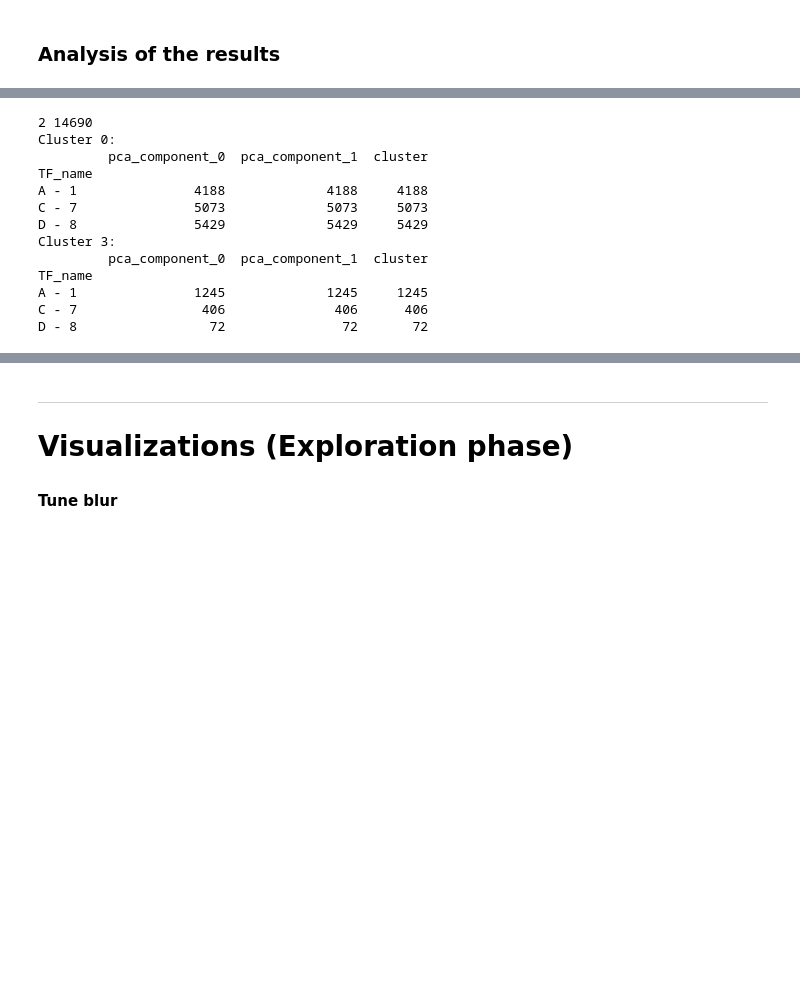
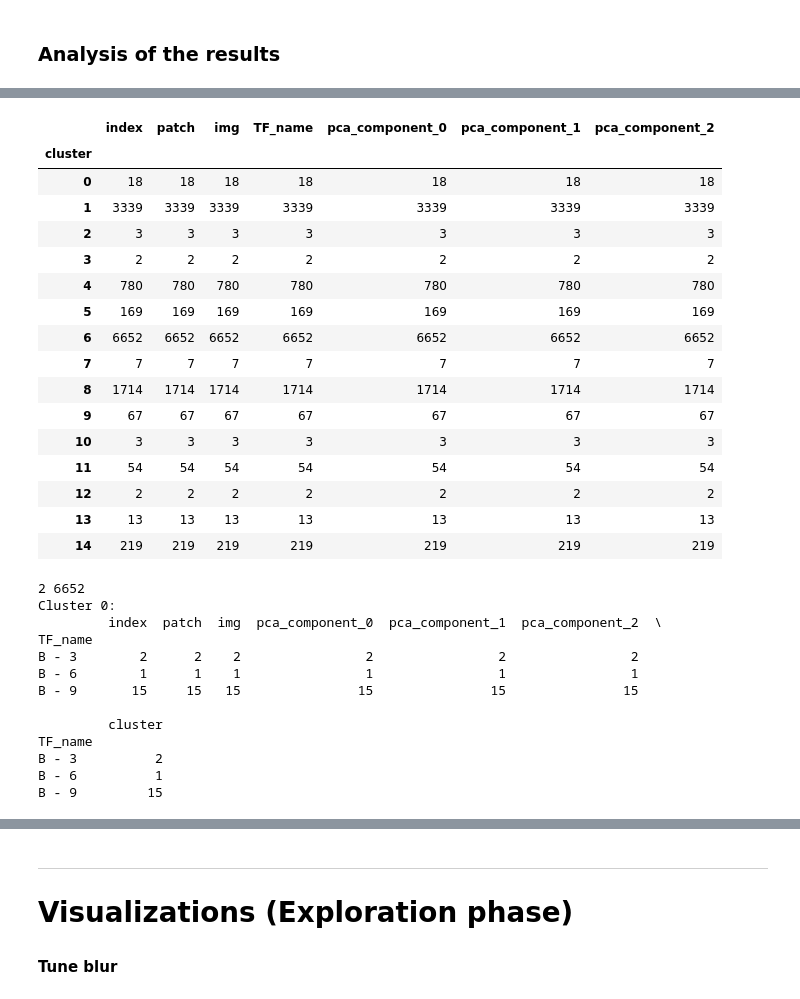
Before and after one commit to CS-433/ml-project-2-transcripted_cherry, a Jupyter notebook: Jupyter notebooks/Task_2.ipynb, the cells around one changed output, grey strips where cells are left out. Cells and saved outputs as stored; diff of their text form; code cells hidden in the pictures; blank space fills up the shorter version.

```diff
--- a/Jupyter notebooks/Task_2.ipynb
+++ b/Jupyter notebooks/Task_2.ipynb
@@ -215,30 +264,46 @@ plt.scatter(ypet_cluster.iloc[:,0], ypet_cluster.iloc[:,1], c=kmean.labels_, alp
+# %%
+ypet_clustered.groupby('cluster').count()
+# %% [output]
+|  | index | patch | img | TF_name | pca_component_0 | pca_component_1 | pca_component_2 |
+| cluster |  |  |  |  |  |  |  |
+| 0 | 18 | 18 | 18 | 18 | 18 | 18 | 18 |
+| 1 | 3339 | 3339 | 3339 | 3339 | 3339 | 3339 | 3339 |
+| 2 | 3 | 3 | 3 | 3 | 3 | 3 | 3 |
+| 3 | 2 | 2 | 2 | 2 | 2 | 2 | 2 |
+| 4 | 780 | 780 | 780 | 780 | 780 | 780 | 780 |
+| 5 | 169 | 169 | 169 | 169 | 169 | 169 | 169 |
+| 6 | 6652 | 6652 | 6652 | 6652 | 6652 | 6652 | 6652 |
+| 7 | 7 | 7 | 7 | 7 | 7 | 7 | 7 |
+| 8 | 1714 | 1714 | 1714 | 1714 | 1714 | 1714 | 1714 |
+| 9 | 67 | 67 | 67 | 67 | 67 | 67 | 67 |
+| 10 | 3 | 3 | 3 | 3 | 3 | 3 | 3 |
+| 11 | 54 | 54 | 54 | 54 | 54 | 54 | 54 |
+| 12 | 2 | 2 | 2 | 2 | 2 | 2 | 2 |
+| 13 | 13 | 13 | 13 | 13 | 13 | 13 | 13 |
+| 14 | 219 | 219 | 219 | 219 | 219 | 219 | 219 |
 # %%
 # Find more information
 min_n = ypet_clustered.groupby('cluster').count().min()[0] #min number of points i n a cluster
-max_n = ypet_clustered.groupby('cluster').count().max()[0] #min number of points i n a cluster
+max_n = ypet_clustered.groupby('cluster').count().max()[0] #max number of points i n a cluster
 print(min_n, max_n)
 
 test = ypet_clustered[ypet_clustered['cluster'] == 0]
 print("Cluster 0:")
 print(test.groupby('TF_name').count())
-
-test = ypet_clustered[ypet_clustered['cluster'] == 3]
-print("Cluster 3:")
-print(test.groupby('TF_name').count())
 # %% [output]
-2 14690
+2 6652
 Cluster 0:
-         pca_component_0  pca_component_1  cluster
+         index  patch  img  pca_component_0  pca_component_1  pca_component_2  \
 TF_name
-A - 1               4188             4188     4188
-C - 7               5073             5073     5073
-D - 8               5429             5429     5429
-Cluster 3:
-         pca_component_0  pca_component_1  cluster
+B - 3        2      2    2                2                2                2
+B - 6        1      1    1                1                1                1
+B - 9       15     15   15               15               15               15
+
+         cluster
 TF_name
-A - 1               1245             1245     1245
-C - 7                406              406      406
-D - 8                 72               72       72
+B - 3          2
+B - 6          1
+B - 9         15
 # %%
 # Extract x percentage of data per cluster -> easier to analyze
 extracted_i = []
```
Also changed, not shown: parts of 15 cells of this notebook, 1 other file.
